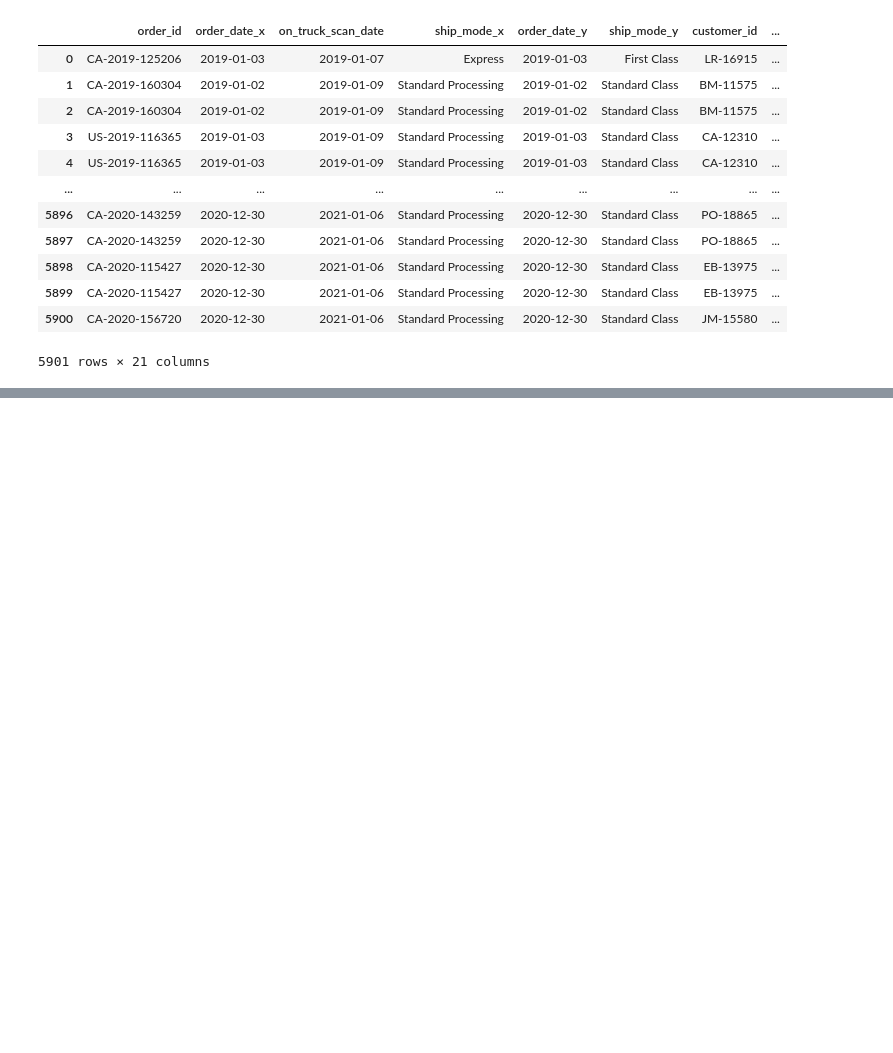
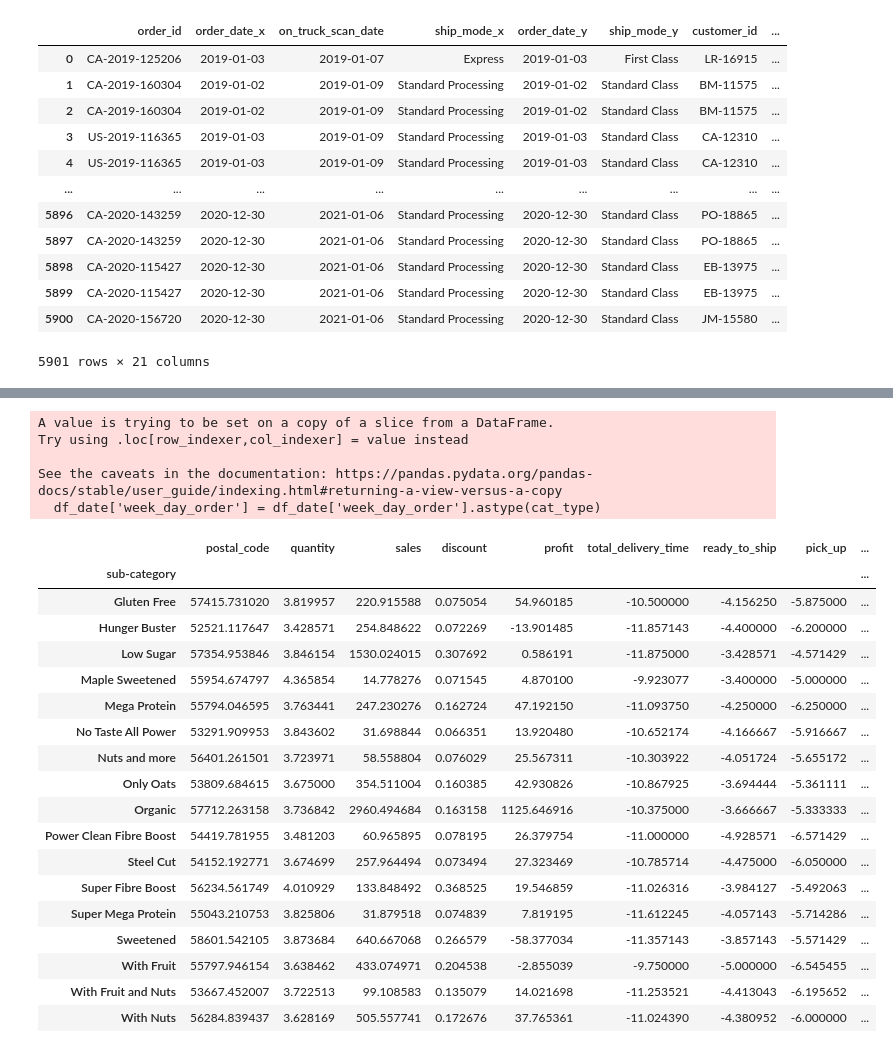
Before and after one commit to EvansWitte/Muesli_EDA, a Jupyter notebook: new_muesli.ipynb, the cells around one changed output, grey strips where cells are left out. Saved outputs shown, nothing was run; the diff lists cells and outputs as text; code cells hidden in the pictures; blank space fills up the shorter version.

```diff
--- a/new_muesli.ipynb
+++ b/new_muesli.ipynb
@@ -493,0 +595,2 @@ Index(['order_id', 'order_date', 'ready_to_ship_date', 'pickup_date',
+# %%
+df_date['pick_up'] = (df_date['order_date'] - df_date['pickup_date']).dt.days
@@ -493,0 +603,2 @@ Index(['order_id', 'order_date', 'ready_to_ship_date', 'pickup_date',
+# %%
+df_date['on_truck'] = (df_date['order_date'] - df_date['on_truck_scan_date']).dt.days
@@ -493,0 +664,2 @@ Index(['order_id', 'order_date', 'ready_to_ship_date', 'pickup_date',
+# %%
+df_date.drop(['pickup_date', 'week_day_pickup'],axis=1,inplace=True)
@@ -493,0 +816,34 @@ Index(['order_id', 'order_date', 'ready_to_ship_date', 'pickup_date',
+# %%
+#To sort the weekdays according to the correct sequence
+sorter = ['Monday', 'Tuesday', 'Wednesday', 'Thursday', 'Friday', 'Saturday','Sunday']
+from pandas.api.types import CategoricalDtype
+cat_type = CategoricalDtype(categories=sorter, ordered=True)
+df_date['week_day_order'] = df_date['week_day_order'].astype(cat_type)
+# %% [output]
+A value is trying to be set on a copy of a slice from a DataFrame.
+Try using .loc[row_indexer,col_indexer] = value instead
+
+See the caveats in the documentation: https://pandas.pydata.org/pandas-docs/stable/user_guide/indexing.html#returning-a-view-versus-a-copy
+  df_date['week_day_order'] = df_date['week_day_order'].astype(cat_type)
+# %%
+df_date.groupby('sub-category').mean()
+# %% [output]
+|  | postal_code | quantity | sales | discount | profit | total_delivery_time | ready_to_ship | pick_up | ... |
+| sub-category |  |  |  |  |  |  |  |  | ... |
+| Gluten Free | 57415.731020 | 3.819957 | 220.915588 | 0.075054 | 54.960185 | -10.500000 | -4.156250 | -5.875000 | ... |
+| Hunger Buster | 52521.117647 | 3.428571 | 254.848622 | 0.072269 | -13.901485 | -11.857143 | -4.400000 | -6.200000 | ... |
+| Low Sugar | 57354.953846 | 3.846154 | 1530.024015 | 0.307692 | 0.586191 | -11.875000 | -3.428571 | -4.571429 | ... |
+| Maple Sweetened | 55954.674797 | 4.365854 | 14.778276 | 0.071545 | 4.870100 | -9.923077 | -3.400000 | -5.000000 | ... |
+| Mega Protein | 55794.046595 | 3.763441 | 247.230276 | 0.162724 | 47.192150 | -11.093750 | -4.250000 | -6.250000 | ... |
+| No Taste All Power | 53291.909953 | 3.843602 | 31.698844 | 0.066351 | 13.920480 | -10.652174 | -4.166667 | -5.916667 | ... |
+| Nuts and more | 56401.261501 | 3.723971 | 58.558804 | 0.076029 | 25.567311 | -10.303922 | -4.051724 | -5.655172 | ... |
+| Only Oats | 53809.684615 | 3.675000 | 354.511004 | 0.160385 | 42.930826 | -10.867925 | -3.694444 | -5.361111 | ... |
+| Organic | 57712.263158 | 3.736842 | 2960.494684 | 0.163158 | 1125.646916 | -10.375000 | -3.666667 | -5.333333 | ... |
+| Power Clean Fibre Boost | 54419.781955 | 3.481203 | 60.965895 | 0.078195 | 26.379754 | -11.000000 | -4.928571 | -6.571429 | ... |
+| Steel Cut | 54152.192771 | 3.674699 | 257.964494 | 0.073494 | 27.323469 | -10.785714 | -4.475000 | -6.050000 | ... |
+| Super Fibre Boost | 56234.561749 | 4.010929 | 133.848492 | 0.368525 | 19.546859 | -11.026316 | -3.984127 | -5.492063 | ... |
+| Super Mega Protein | 55043.210753 | 3.825806 | 31.879518 | 0.074839 | 7.819195 | -11.612245 | -4.057143 | -5.714286 | ... |
+| Sweetened | 58601.542105 | 3.873684 | 640.667068 | 0.266579 | -58.377034 | -11.357143 | -3.857143 | -5.571429 | ... |
+| With Fruit | 55797.946154 | 3.638462 | 433.074971 | 0.204538 | -2.855039 | -9.750000 | -5.000000 | -6.545455 | ... |
+| With Fruit and Nuts | 53667.452007 | 3.722513 | 99.108583 | 0.135079 | 14.021698 | -11.253521 | -4.413043 | -6.195652 | ... |
+| With Nuts | 56284.839437 | 3.628169 | 505.557741 | 0.172676 | 37.765361 | -11.024390 | -4.380952 | -6.000000 | ... |
```
Also changed, not shown: parts of 68 cells of this notebook, 1 other file.
